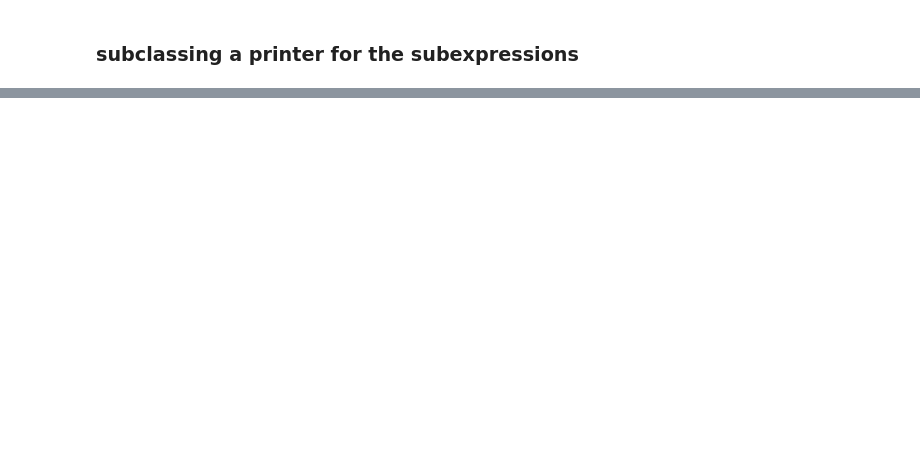
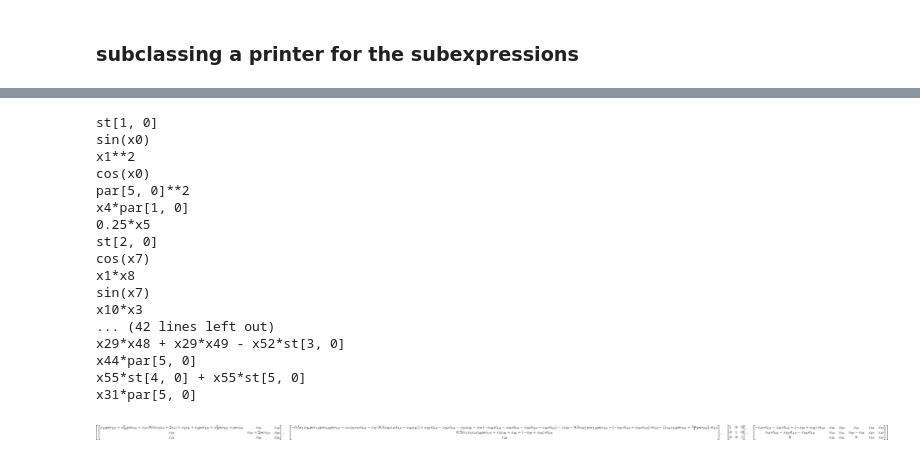
Before and after one commit to michaelzeagler/OptProject, a Jupyter notebook: ArmDefinition.ipynb, the cells around one changed output, grey strips where cells are left out. Saved outputs shown, nothing was run; the diff lists cells and outputs as text; code cells hidden in the pictures; blank space fills up the shorter version.

Commit message:
Attempting to include ODE terms as python functions for use with pure Python code - not currently working

```diff
--- a/ArmDefinition.ipynb
+++ b/ArmDefinition.ipynb
@@ -342,0 +343,13 @@ out_dLie[17] = x57;
+# %%
+def ode_terms(st, par):
+
+    subvar = []
+
+    for ind in range(0,nsubexes):
+        subvar.append(subex_mat[ind,1].xreplace(sub_map))
+        print(subvar[ind])
+
+    odeterms = []
+    for ind in range(0,len(ODEterms)):
+        odeterms.append(ODEterms[ind].xreplace(sub_map))
+    return odeterms
@@ -343 +360,23 @@ out_dLie[17] = x57;
+# %%
+st = Matrix([[0],[0],[0],[0],[0],[0]])
+ode_terms(st,par)
+# %% [output]
+st[1, 0]
+sin(x0)
+x1**2
+cos(x0)
+par[5, 0]**2
+x4*par[1, 0]
+0.25*x5
+st[2, 0]
+cos(x7)
+x1*x8
+sin(x7)
+x10*x3
+... (42 lines left out)
+x29*x48 + x29*x49 - x52*st[3, 0]
+x44*par[5, 0]
+x55*st[4, 0] + x55*st[5, 0]
+x31*par[5, 0]
+[figure, added]
 # %%
```
Also changed, not shown: parts of 10 cells of this notebook.
